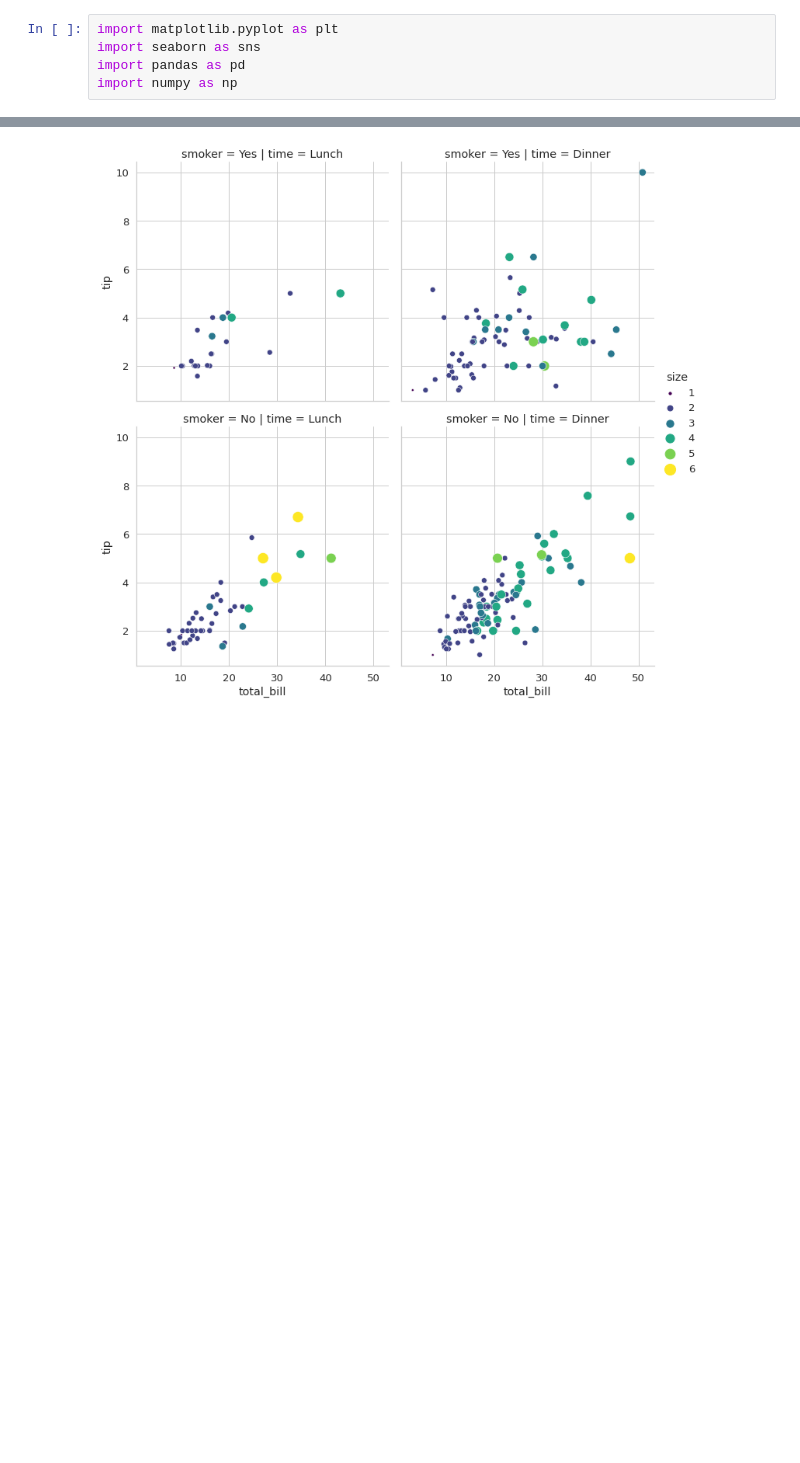
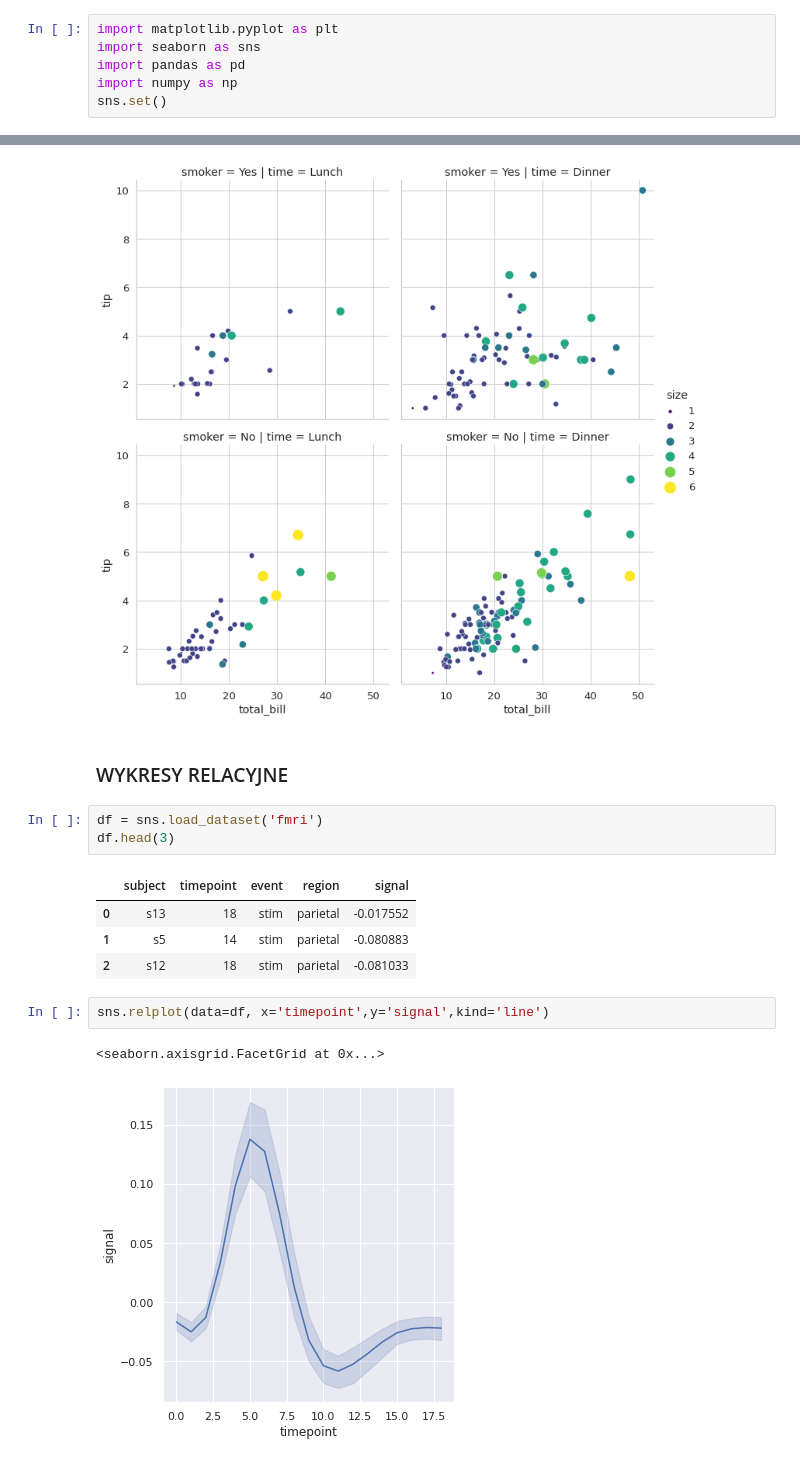
Before and after one commit to JSzczpin/Kurs, a Jupyter notebook: Dane.ipynb, the cells around one changed output, grey strips where cells are left out. Cells and saved outputs as stored; diff of their text form; blank space fills up the shorter version.

```diff
--- a/Dane.ipynb
+++ b/Dane.ipynb
@@ -7,6 +7,7 @@ import matplotlib.pyplot as plt
 import seaborn as sns
 import pandas as pd
 import numpy as np
+sns.set()
 # %%
 x = np.linspace(0,20,100)
 y = np.random.randn(100,4)
@@ -66,3 +67,18 @@ sns.relplot(data = df,x='total_bill',y='tip',hue='size',size='size',sizes=(10,20
 # %% [output]
 <seaborn.axisgrid.FacetGrid at 0x...>
 [figure]
+# %% [markdown]
+### WYKRESY RELACYJNE
+# %%
+df = sns.load_dataset('fmri')
+df.head(3)
+# %% [output]
+|  | subject | timepoint | event | region | signal |
+| 0 | s13 | 18 | stim | parietal | -0.017552 |
+| 1 | s5 | 14 | stim | parietal | -0.080883 |
+| 2 | s12 | 18 | stim | parietal | -0.081033 |
+# %%
+sns.relplot(data=df, x='timepoint',y='signal',kind='line')
+# %% [output]
+<seaborn.axisgrid.FacetGrid at 0x...>
+[figure, added]
```
Also changed, not shown: parts of 13 cells of this notebook.
